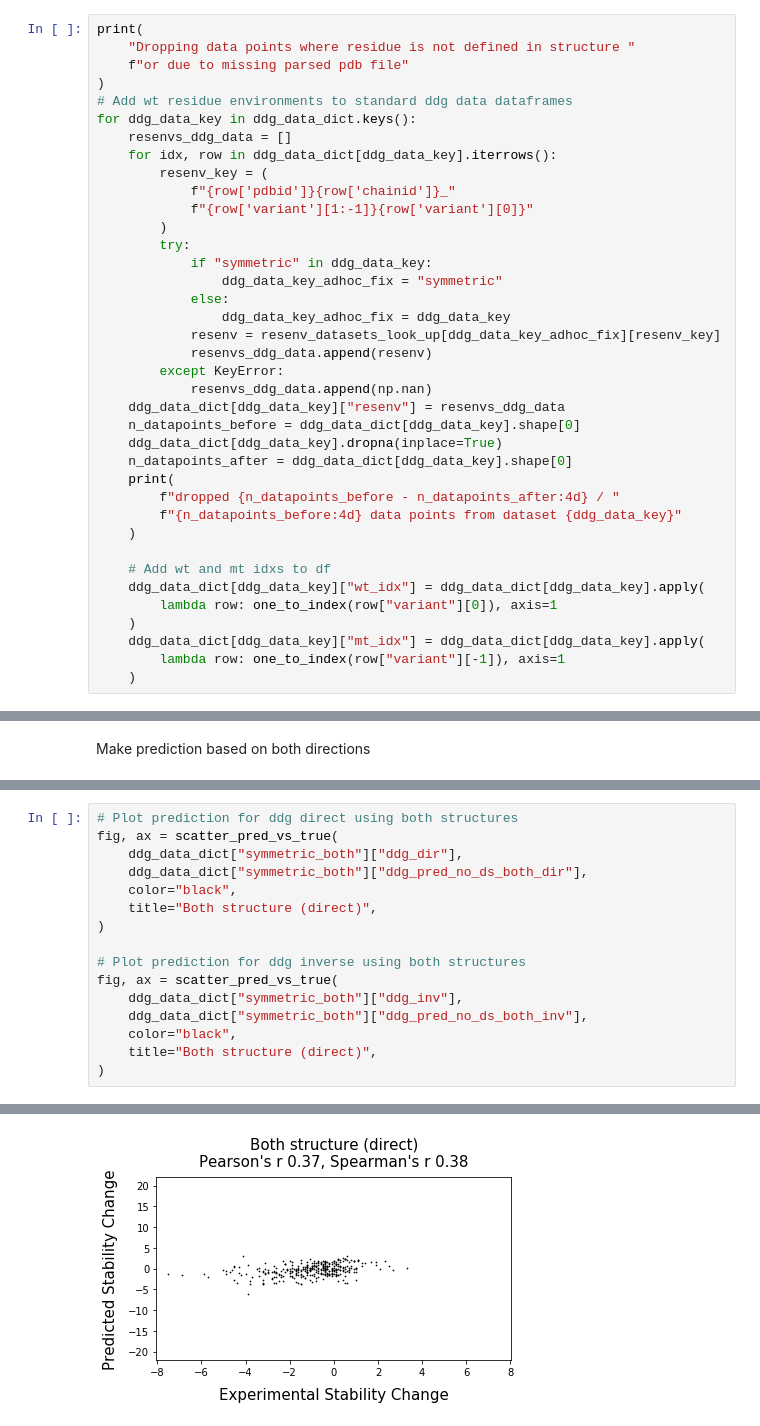
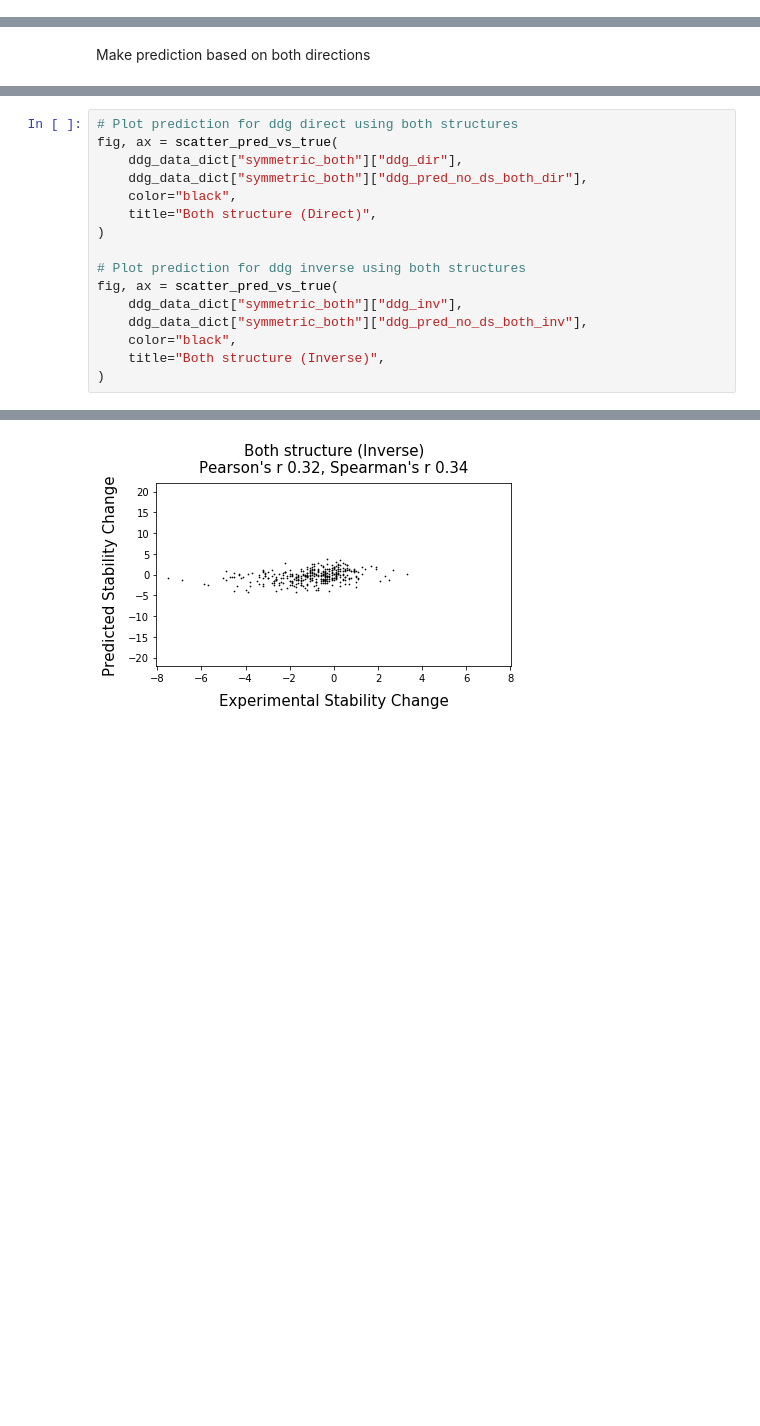
Before and after one commit to maher-kassem/cavity_model, a Jupyter notebook: cavity_model_pipeline.ipynb, the cells around one changed output, grey strips where cells are left out. Drawn from its saved outputs; the diff is of its cells as text; blank space fills up the shorter version.

```diff
--- a/cavity_model_pipeline.ipynb
+++ b/cavity_model_pipeline.ipynb
@@ -275,41 +140,3 @@ ddg_data_dict = {
 [interactive output not drawn]
 # %% [markdown]
 Populate dataframes with wt ResidueEnvironment objects and wt and mt restype indices
-# %%
-print(
-    "Dropping data points where residue is not defined in structure "
-    f"or due to missing parsed pdb file"
-)
-# Add wt residue environments to standard ddg data dataframes
-for ddg_data_key in ddg_data_dict.keys():
-    resenvs_ddg_data = []
-    for idx, row in ddg_data_dict[ddg_data_key].iterrows():
-        resenv_key = (
-            f"{row['pdbid']}{row['chainid']}_"
-            f"{row['variant'][1:-1]}{row['variant'][0]}"
-        )
-        try:
-            if "symmetric" in ddg_data_key:
-                ddg_data_key_adhoc_fix = "symmetric"
-            else:
-                ddg_data_key_adhoc_fix = ddg_data_key
-            resenv = resenv_datasets_look_up[ddg_data_key_adhoc_fix][resenv_key]
-            resenvs_ddg_data.append(resenv)
-        except KeyError:
-            resenvs_ddg_data.append(np.nan)
-    ddg_data_dict[ddg_data_key]["resenv"] = resenvs_ddg_data
-    n_datapoints_before = ddg_data_dict[ddg_data_key].shape[0]
-    ddg_data_dict[ddg_data_key].dropna(inplace=True)
-    n_datapoints_after = ddg_data_dict[ddg_data_key].shape[0]
-    print(
-        f"dropped {n_datapoints_before - n_datapoints_after:4d} / "
-        f"{n_datapoints_before:4d} data points from dataset {ddg_data_key}"
-    )
-
-    # Add wt and mt idxs to df
-    ddg_data_dict[ddg_data_key]["wt_idx"] = ddg_data_dict[ddg_data_key].apply(
-        lambda row: one_to_index(row["variant"][0]), axis=1
-    )
-    ddg_data_dict[ddg_data_key]["mt_idx"] = ddg_data_dict[ddg_data_key].apply(
-        lambda row: one_to_index(row["variant"][-1]), axis=1
-    )
@@ -467,7 +244,7 @@ fig, ax = scatter_pred_vs_true(
     ddg_data_dict["symmetric_both"]["ddg_dir"],
     ddg_data_dict["symmetric_both"]["ddg_pred_no_ds_both_dir"],
     color="black",
-    title="Both structure (direct)",
+    title="Both structure (Direct)",
 )
 
 # Plot prediction for ddg inverse using both structures
@@ -475,6 +252,6 @@ fig, ax = scatter_pred_vs_true(
     ddg_data_dict["symmetric_both"]["ddg_inv"],
     ddg_data_dict["symmetric_both"]["ddg_pred_no_ds_both_inv"],
     color="black",
-    title="Both structure (direct)",
+    title="Both structure (Inverse)",
 )
 # %% [output]
@@ -482,2 +259,2 @@ fig, ax = scatter_pred_vs_true(
-[figure, old version]
+[figure, new version]
 [interactive output not drawn]
```
Also changed, not shown: parts of 16 cells of this notebook, 1 other file.
